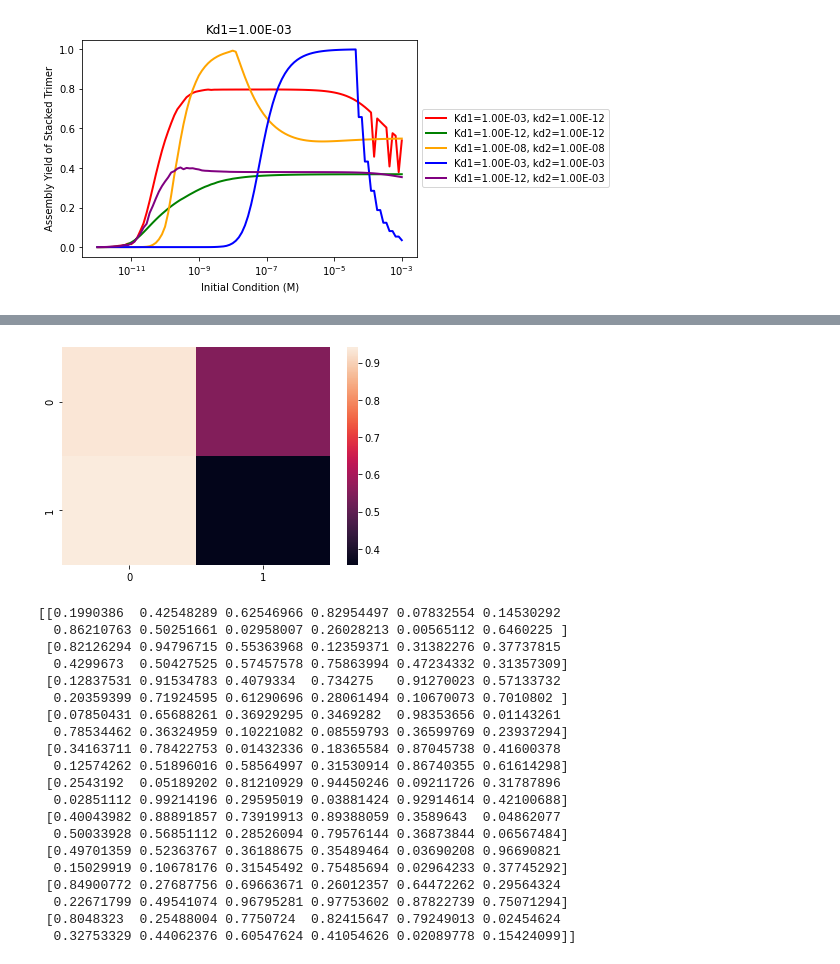
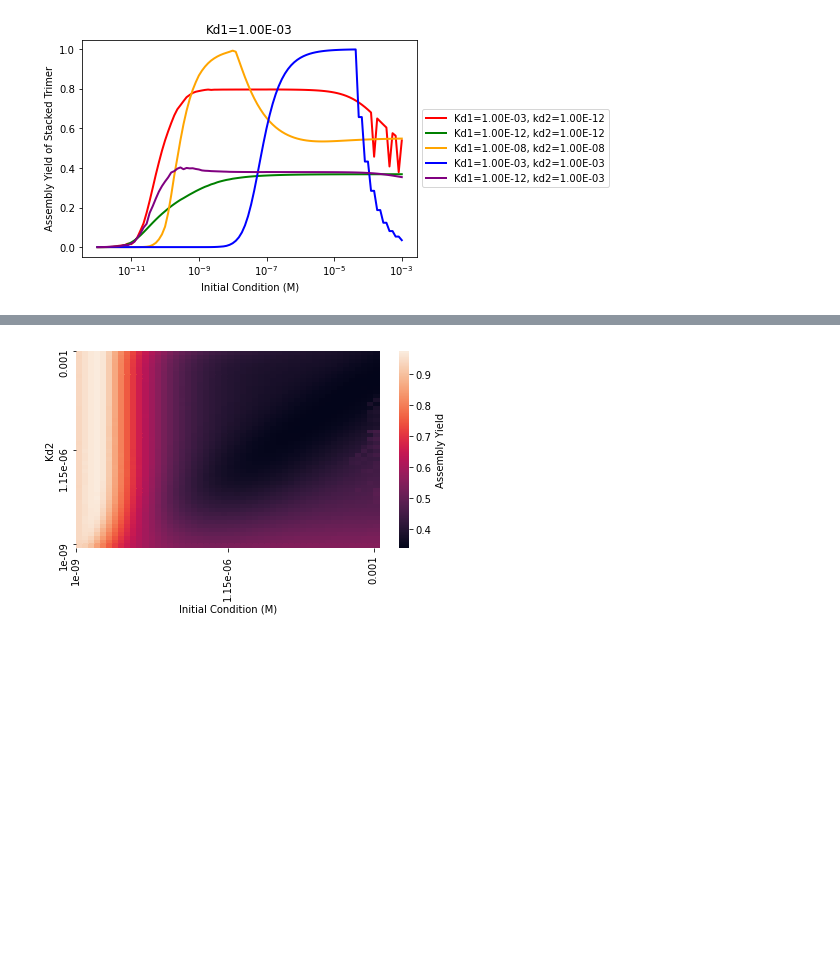
Before and after one commit to llagunes-324B21/Persephone_SR, a Jupyter notebook: April_2022/LL_SR_04_2022.ipynb, the cells around one changed output, grey strips where cells are left out. Cells and saved outputs as stored; diff of their text form; code cells hidden in the pictures; blank space fills up the shorter version.

Commit message:
fix kd2 heatmap -ll

```diff
--- a/April_2022/LL_SR_04_2022.ipynb
+++ b/April_2022/LL_SR_04_2022.ipynb
@@ -442,9 +446,11 @@ kd1 = 10**-9
 tEnd = 86400 # 24hrs
 t = np.linspace(0,tEnd,2000)
 
+print("Running for fixed Kd1...")
 # initializations
-nICpts=2;minDeg_IC=-9;maxDeg_IC=-3; # IC pts
-nKdspts=2;minDeg_kd=-9;maxDeg_kd=-3; # Kd pts
+nICpts=50;nKdspts=50;
+minDeg_IC=-9;maxDeg_IC=-3; # IC pts
+minDeg_kd=-9;maxDeg_kd=-3; # Kd pts
 
 # start of function here!
 mags_IC = np.linspace(minDeg_IC, maxDeg_IC,nICpts)
@@ -467,9 +473,11 @@ for indIC in range(0,nICpts): # for each IC
         Yn_1 = calcAY24hrs(IC_1,xStkTrm_tps_1)
         # store the last AY value - since tc stops at 24hrs that's the AY at 24hrs
         AY_valStr = Yn_1[-1];
-        # print("IC= " + str(icVal) + " , Kd2= " + str(kd2_val) + " , AY= " +  str(AY_valStr))
+        #print("IC= " + str(icVal) + " , Kd2= " + str(kd2_val) + " , AY= " +  str(AY_valStr))
         IC_kd2_AY_mat[kd2ind][indIC] = AY_valStr # IC on x-axis, Kd on y-axis
 
-print(IC_kd2_AY_mat)
-print("All ICs: ", allICs)
+#print(IC_kd2_AY_mat)
+#print("All ICs: ", allICs)
+#print("All Kd2s: ", allKd2)
+print("Done will all pts!")
 # %% [output]
@@ -489,30 +485,31 @@ plt.show()
-# %%
-
-
-uniform_data = np.random.rand(10, 12)
-ax = sns.heatmap(IC_kd2_AY_mat)
-plt.show()
-
-print(uniform_data)
-# %% [output]
-[figure, removed]
-[[0.1990386  0.42548289 0.62546966 0.82954497 0.07832554 0.14530292
-  0.86210763 0.50251661 0.02958007 0.26028213 0.00565112 0.6460225 ]
- [0.82126294 0.94796715 0.55363968 0.12359371 0.31382276 0.37737815
-  0.4299673  0.50427525 0.57457578 0.75863994 0.47234332 0.31357309]
- [0.12837531 0.91534783 0.4079334  0.734275   0.91270023 0.57133732
-  0.20359399 0.71924595 0.61290696 0.28061494 0.10670073 0.7010802 ]
- [0.07850431 0.65688261 0.36929295 0.3469282  0.98353656 0.01143261
-  0.78534462 0.36324959 0.10221082 0.08559793 0.36599769 0.23937294]
- [0.34163711 0.78422753 0.01432336 0.18365584 0.87045738 0.41600378
-  0.12574262 0.51896016 0.58564997 0.31530914 0.86740355 0.61614298]
- [0.2543192  0.05189202 0.81210929 0.94450246 0.09211726 0.31787896
-  0.02851112 0.99214196 0.29595019 0.03881424 0.92914614 0.42100688]
- [0.40043982 0.88891857 0.73919913 0.89388059 0.3589643  0.04862077
-  0.50033928 0.56851112 0.28526094 0.79576144 0.36873844 0.06567484]
- [0.49701359 0.52363767 0.36188675 0.35489464 0.03690208 0.96690821
-  0.15029919 0.10678176 0.31545492 0.75485694 0.02964233 0.37745292]
- [0.84900772 0.27687756 0.69663671 0.26012357 0.64472262 0.29564324
-  0.22671799 0.49541074 0.96795281 0.97753602 0.87822739 0.75071294]
- [0.8048323  0.25488004 0.7750724  0.82415647 0.79249013 0.02454624
-  0.32753329 0.44062376 0.60547624 0.41054626 0.02089778 0.15424099]]
+# %%
+# Prep for plotting the heatmap
+AYmatPlt = np.flipud(IC_kd2_AY_mat)
+
+# Only want the first, middle and last tick marks
+xticks = [0, round(nICpts/2) ,nICpts-1]; yticks = [0, round(nKdspts/2) ,nKdspts-1];
+# values at each tick location
+xTickVal = allICs[xticks]; yTickVal = allKd2[yticks];
+# format middle tick
+middleTick_x = xTickVal[1]; middleTick_x_format = precision_round(middleTick_x, digits=2)
+xTickVal[1]= middleTick_x_format;
+middleTick_y = xTickVal[1]; middleTick_y_format = precision_round(middleTick_y, digits=2)
+yTickVal[1]= middleTick_y_format;
+
+x_axis_labels = xTickVal
+y_axis_labels = np.flipud(yTickVal)
+
+# now plot matrix
+#ax = sns.heatmap(AYmatPlt,xticklabels=x_axis_labels, yticklabels=y_axis_labels,cbar_kws={'label': 'Assembly Yield'})
+ax = sns.heatmap(AYmatPlt,cbar_kws={'label': 'Assembly Yield'})
+ax.set_yticks(yticks); ax.set_yticklabels(y_axis_labels)
+ax.set_xticks(xticks); ax.set_xticklabels(x_axis_labels)
+ax.set_xlabel('Initial Condition (M)', fontsize=10)
+ax.set_ylabel('Kd2', fontsize=10)
+#plt.show()
+
+# save figure
+plt.tight_layout()
+plt.savefig('LL_SR_heatmap_AYvsICvsKd2_n10_'+today+'.png')
+# %% [output]
+[figure, added]
```
Also changed, not shown: parts of 5 cells of this notebook.
